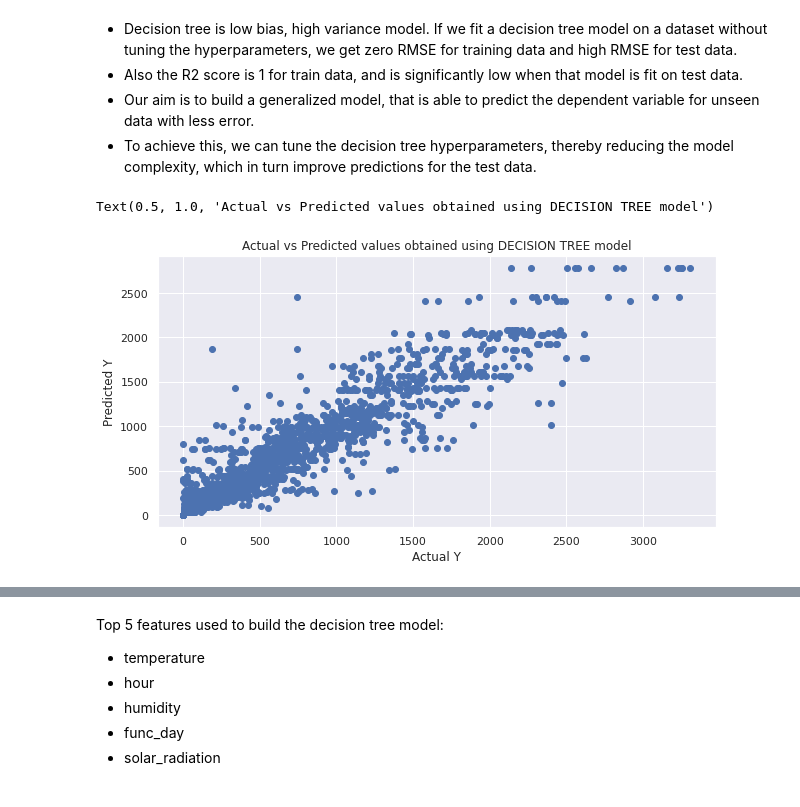
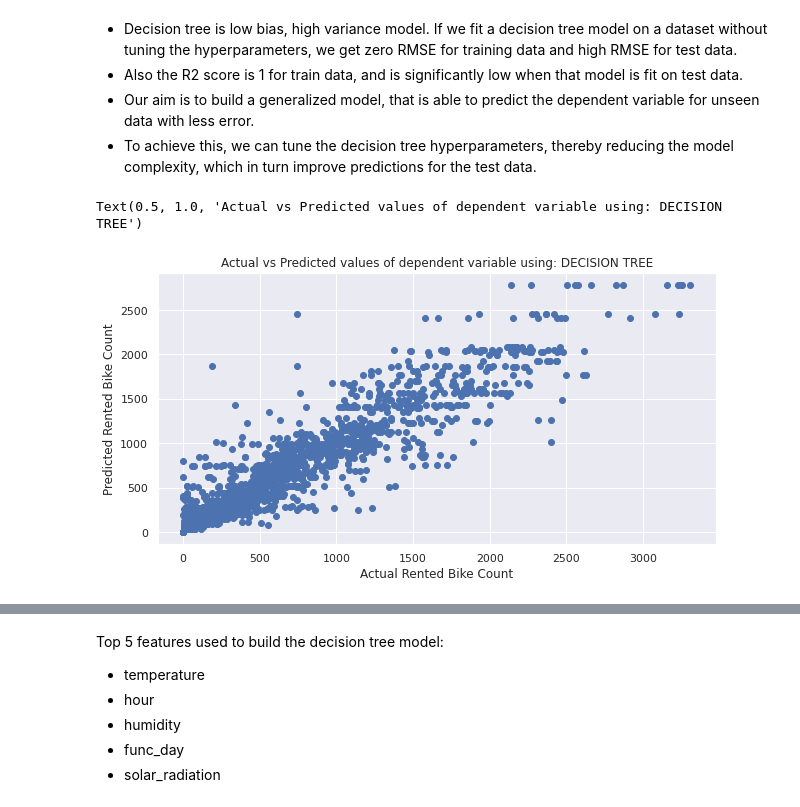
Before and after one commit to shaloy-lewis/bike_sharing_demand_prediction, a Jupyter notebook: Bike_Sharing_Demand_Prediction_Shaloy_lewis.ipynb, the cells around one changed output, grey strips where cells are left out. Drawn from its saved outputs; the diff is of its cells as text; code cells hidden in the pictures.

```diff
--- a/Bike_Sharing_Demand_Prediction_Shaloy_lewis.ipynb
+++ b/Bike_Sharing_Demand_Prediction_Shaloy_lewis.ipynb
@@ -544,13 +558,13 @@ dt_test_rmse
 # %%
 # Predicted vs actual values of dependent variable
 plt.figure(figsize=(10,5))
 plt.scatter(x=y_test,y=dt_y_test_pred)
-plt.xlabel('Actual Y')
-plt.ylabel('Predicted Y')
+plt.xlabel('Actual Rented Bike Count')
+plt.ylabel('Predicted Rented Bike Count')
 plt.title('Actual vs Predicted values of dependent variable using: DECISION TREE')
 # %% [output]
-Text(0.5, 1.0, 'Actual vs Predicted values obtained using DECISION TREE model')
+Text(0.5, 1.0, 'Actual vs Predicted values of dependent variable using: DECISION TREE')
-[figure, old version]
+[figure, new version]
 # %%
 from sklearn.tree import export_graphviz
 from sklearn import tree
```
Also changed, not shown: parts of 62 cells of this notebook.
